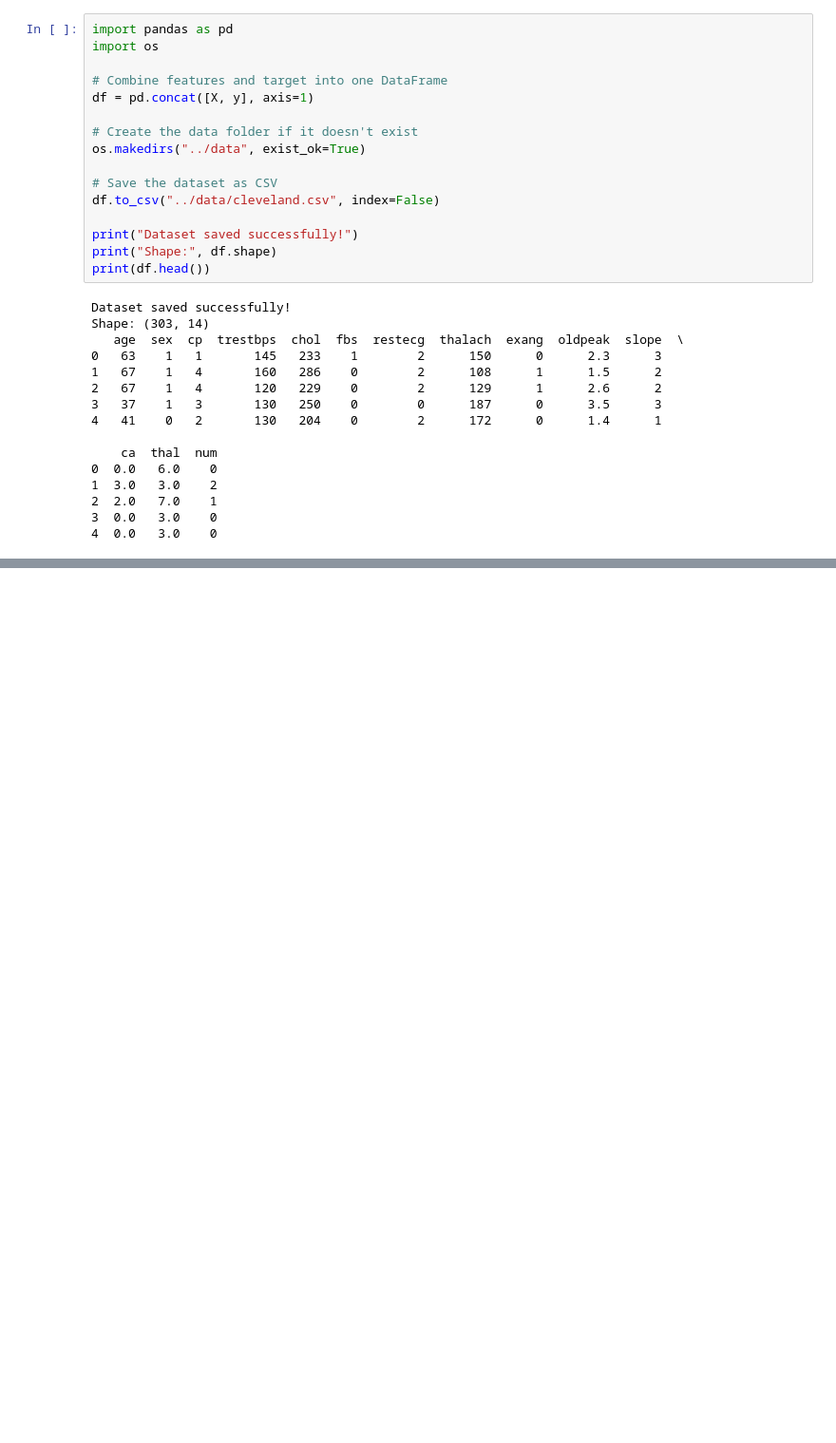
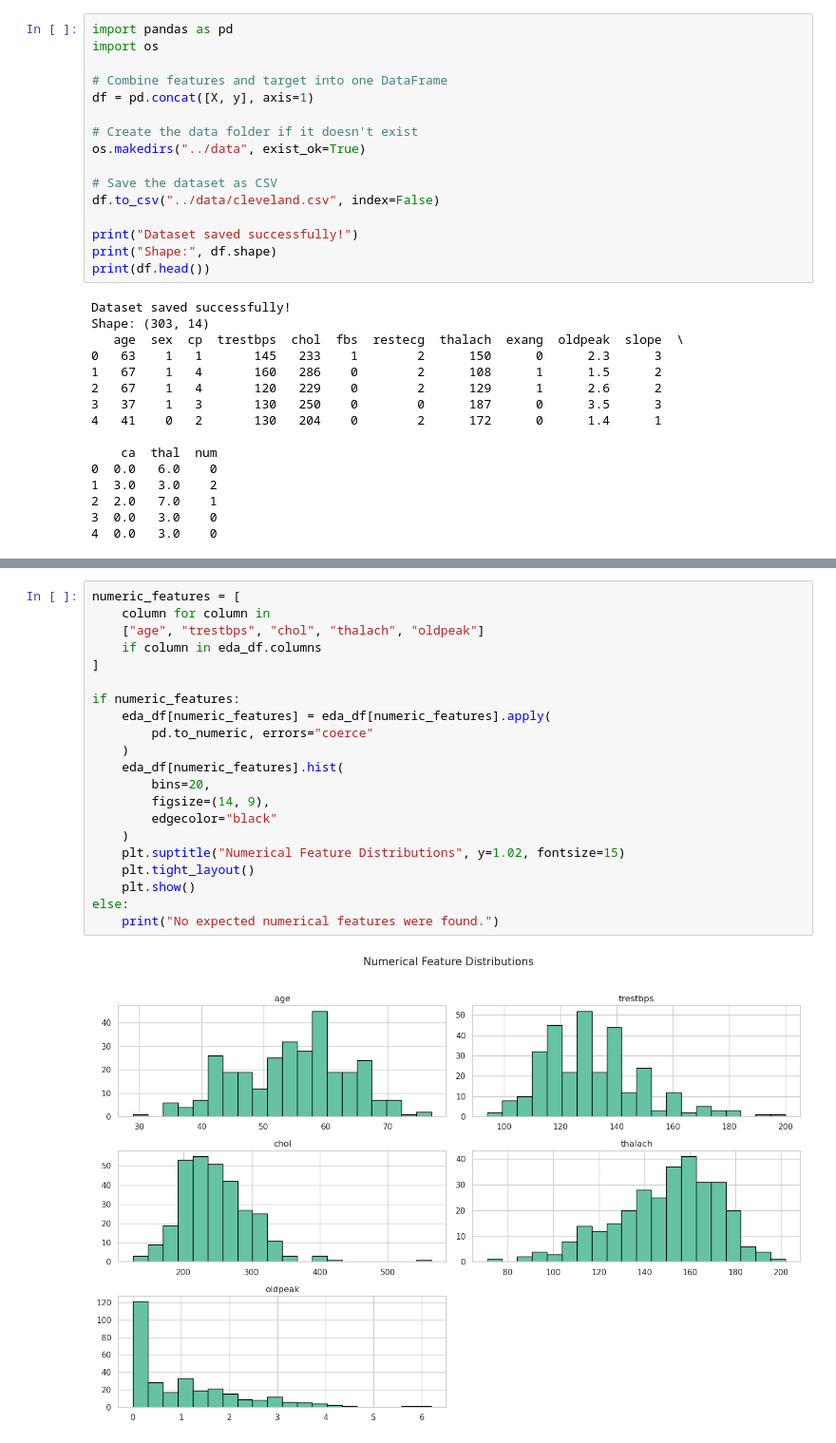
Before and after one commit to PrateekKhatri-25/heart-disease-prediction, a Jupyter notebook: notebooks/analysis.ipynb, the cells around one changed output, grey strips where cells are left out. Shown at 95% size. Saved outputs shown, nothing was run; the diff lists cells and outputs as text; blank space fills up the shorter version.

```diff
--- a/notebooks/analysis.ipynb
+++ b/notebooks/analysis.ipynb
@@ -65,0 +199,23 @@ Shape: (303, 14)
+# %%
+numeric_features = [
+    column for column in
+    ["age", "trestbps", "chol", "thalach", "oldpeak"]
+    if column in eda_df.columns
+]
+
+if numeric_features:
+    eda_df[numeric_features] = eda_df[numeric_features].apply(
+        pd.to_numeric, errors="coerce"
+    )
+    eda_df[numeric_features].hist(
+        bins=20,
+        figsize=(14, 9),
+        edgecolor="black"
+    )
+    plt.suptitle("Numerical Feature Distributions", y=1.02, fontsize=15)
+    plt.tight_layout()
+    plt.show()
+else:
+    print("No expected numerical features were found.")
+# %% [output]
+[figure, added]
```
Also changed, not shown: parts of 6 cells of this notebook.
